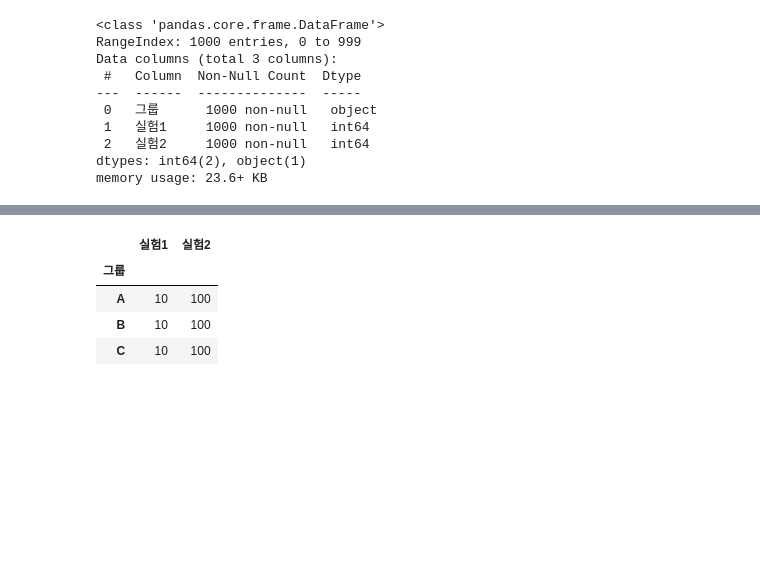
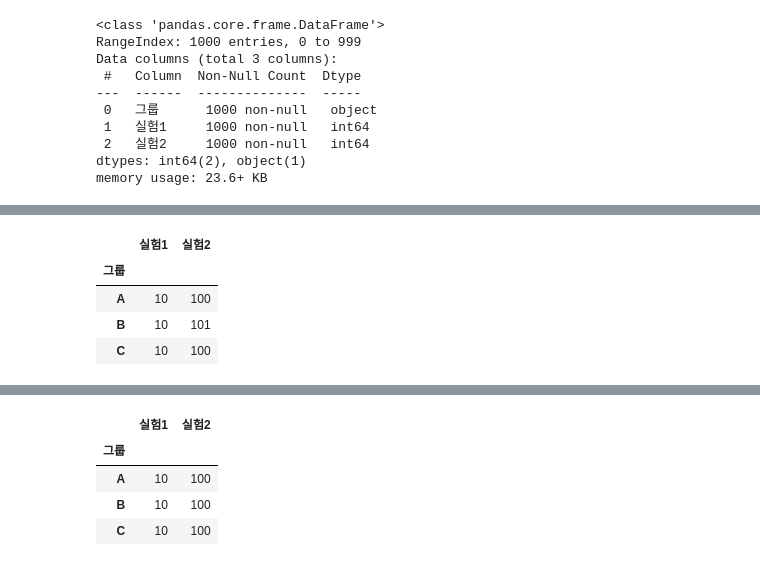
Before and after one commit to HST0077/HYOTC, a Jupyter notebook: 0.Python_pandas.ipynb, the cells around one changed output, grey strips where cells are left out. Saved outputs shown, nothing was run; the diff lists cells and outputs as text; code cells hidden in the pictures; blank space fills up the shorter version.

```diff
--- a/0.Python_pandas.ipynb
+++ b/0.Python_pandas.ipynb
@@ -258,0 +278,9 @@ memory usage: 23.6+ KB
+# %%
+# '그룹'에 따른 최대값,최소값 구하기
+df.groupby('그룹')[['실험1','실험2']].min()
+# %% [output]
+|  | 실험1 | 실험2 |
+| 그룹 |  |  |
+| A | 10 | 100 |
+| B | 10 | 101 |
+| C | 10 | 100 |
```
Also changed, not shown: parts of 8 cells of this notebook.
